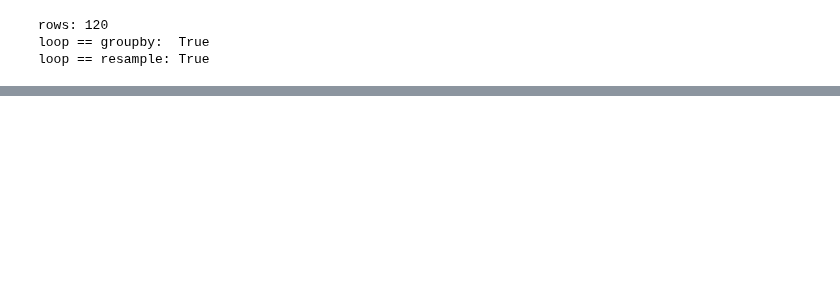
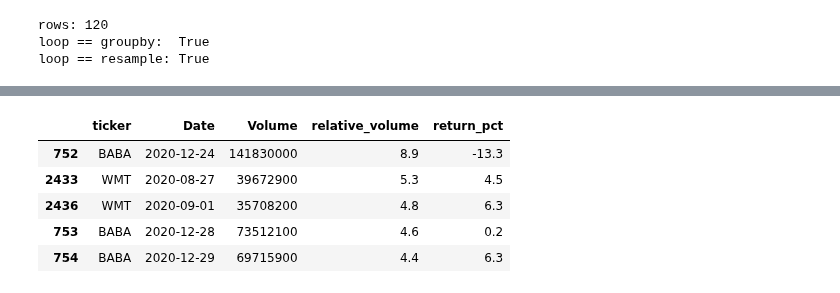
Before and after one commit to marcuslj01/BAN405, a Jupyter notebook: week08/home_exercise_4_solution.ipynb, the cells around one changed output, grey strips where cells are left out. Cells and saved outputs as stored; diff of their text form; code cells hidden in the pictures; blank space fills up the shorter version.

```diff
--- a/week08/home_exercise_4_solution.ipynb
+++ b/week08/home_exercise_4_solution.ipynb
@@ -248,0 +294,15 @@ exactly the pattern from exercise 2.
+# %%
+stocks["relative_volume"] = stocks["Volume"] / stocks.groupby("ticker")["Volume"].transform("median")
+stocks["return_pct"] = stocks.groupby("ticker")["Adj Close"].pct_change() * 100
+
+columns = ["ticker", "Date", "Volume", "relative_volume", "return_pct"]
+stocks.sort_values("relative_volume", ascending=False)[columns].head(5).round(
+    {"relative_volume": 1, "return_pct": 1}
+)
+# %% [output]
+|  | ticker | Date | Volume | relative_volume | return_pct |
+| 752 | BABA | 2020-12-24 | 141830000 | 8.9 | -13.3 |
+| 2433 | WMT | 2020-08-27 | 39672900 | 5.3 | 4.5 |
+| 2436 | WMT | 2020-09-01 | 35708200 | 4.8 | 6.3 |
+| 753 | BABA | 2020-12-28 | 73512100 | 4.6 | 0.2 |
+| 754 | BABA | 2020-12-29 | 69715900 | 4.4 | 6.3 |
```
Also changed, not shown: parts of 13 cells of this notebook, 24 other files.
